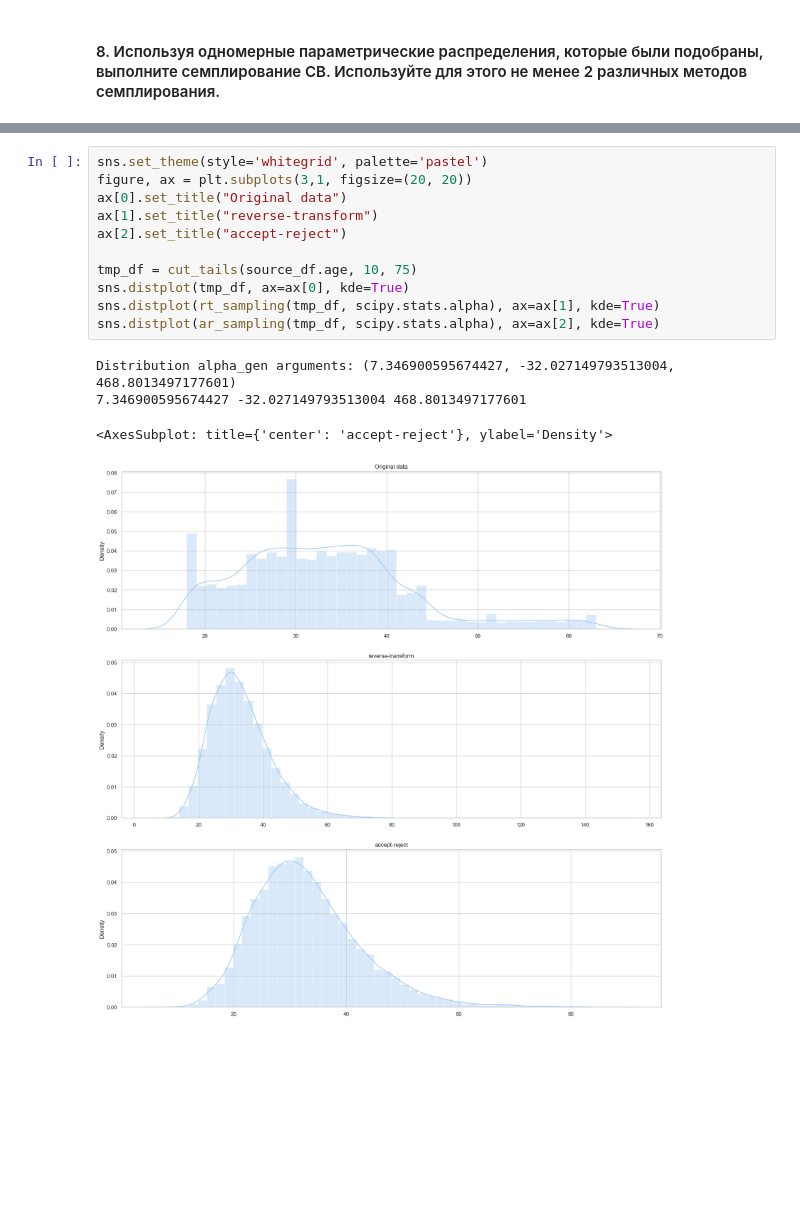
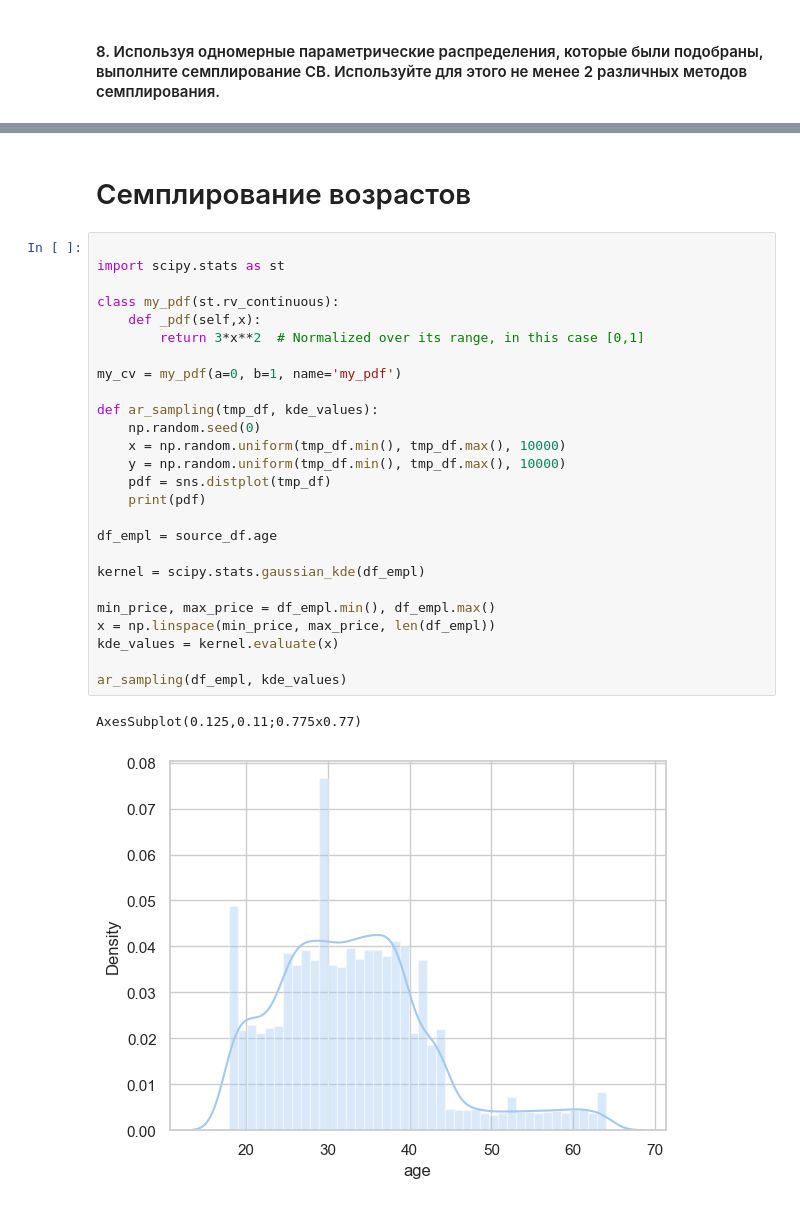
Before and after one commit to AnatolyPershinov/MFML_labs, a Jupyter notebook: lr1/salary/salary.ipynb, the cells around one changed output, grey strips where cells are left out. Cells and saved outputs as stored; diff of their text form; blank space fills up the shorter version.

```diff
--- a/lr1/salary/salary.ipynb
+++ b/lr1/salary/salary.ipynb
@@ -568,17 +477,32 @@ Distribution beta_gen arguments: (24.0241488853225, 32.785316836139614, -25669.5
-# %%
-sns.set_theme(style='whitegrid', palette='pastel')
-figure, ax = plt.subplots(3,1, figsize=(20, 20))
-ax[0].set_title("Original data")
-ax[1].set_title("reverse-transform")
-ax[2].set_title("accept-reject")
-
-tmp_df = cut_tails(source_df.age, 10, 75)
-sns.distplot(tmp_df, ax=ax[0], kde=True)
-sns.distplot(rt_sampling(tmp_df, scipy.stats.alpha), ax=ax[1], kde=True)
-sns.distplot(ar_sampling(tmp_df, scipy.stats.alpha), ax=ax[2], kde=True)
-# %% [output]
-Distribution alpha_gen arguments: (7.346900595674427, -32.027149793513004, 468.8013497177601)
-7.346900595674427 -32.027149793513004 468.8013497177601
-<AxesSubplot: title={'center': 'accept-reject'}, ylabel='Density'>
-[figure, removed]
+# %% [markdown]
+# Семплирование возрастов
+# %%
+
+import scipy.stats as st
+
+class my_pdf(st.rv_continuous):
+    def _pdf(self,x):
+        return 3*x**2  # Normalized over its range, in this case [0,1]
+
+my_cv = my_pdf(a=0, b=1, name='my_pdf')
+
+def ar_sampling(tmp_df, kde_values):
+    np.random.seed(0)
+    x = np.random.uniform(tmp_df.min(), tmp_df.max(), 10000)
+    y = np.random.uniform(tmp_df.min(), tmp_df.max(), 10000)
+    pdf = sns.distplot(tmp_df)
+    print(pdf)
+
+df_empl = source_df.age
+
+kernel = scipy.stats.gaussian_kde(df_empl)
+
+min_price, max_price = df_empl.min(), df_empl.max()
+x = np.linspace(min_price, max_price, len(df_empl))
+kde_values = kernel.evaluate(x)
+
+ar_sampling(df_empl, kde_values)
+# %% [output]
+AxesSubplot(0.125,0.11;0.775x0.77)
+[figure, added]
 # %%
```
Also changed, not shown: parts of 17 cells of this notebook, 3 other files.
